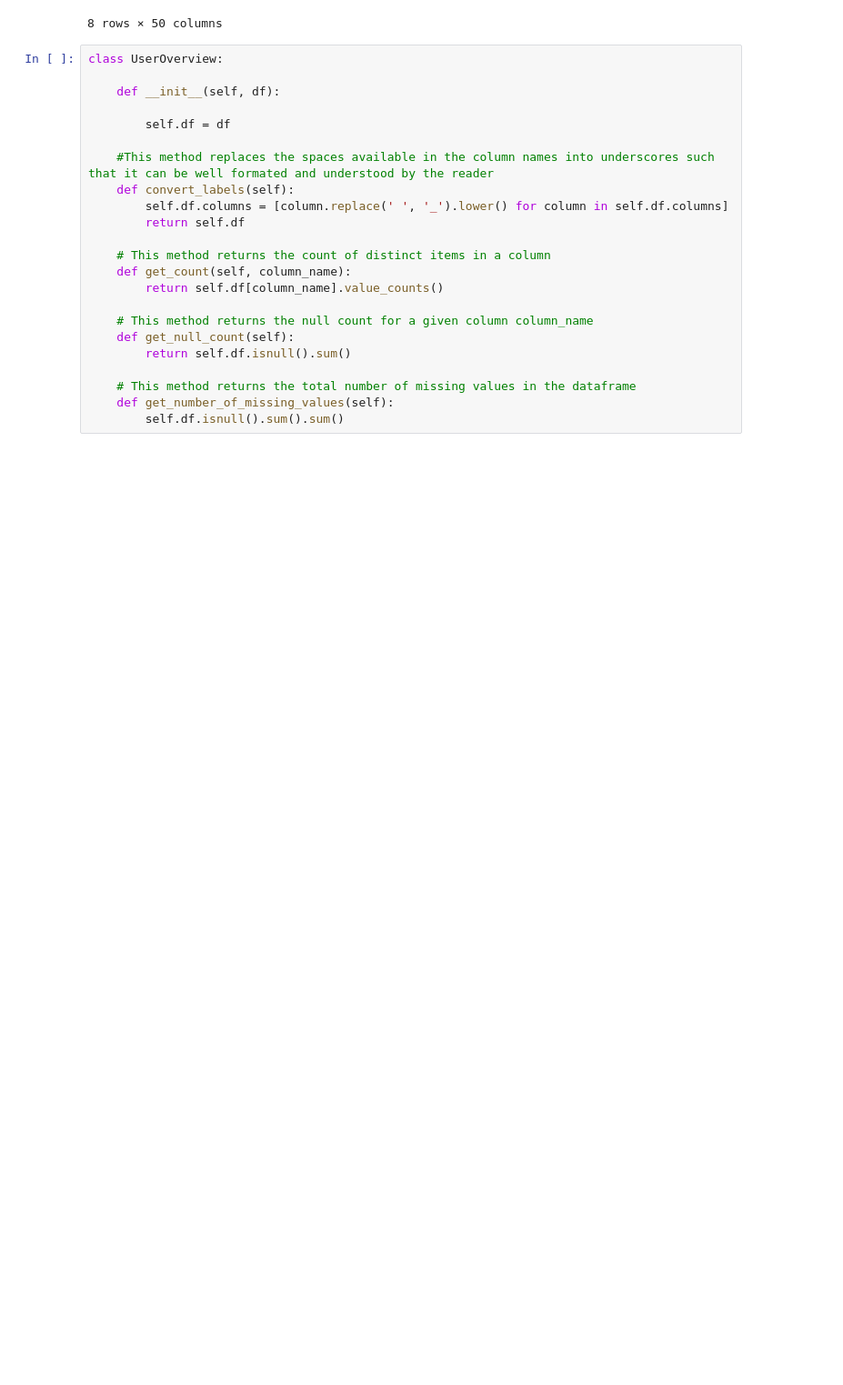
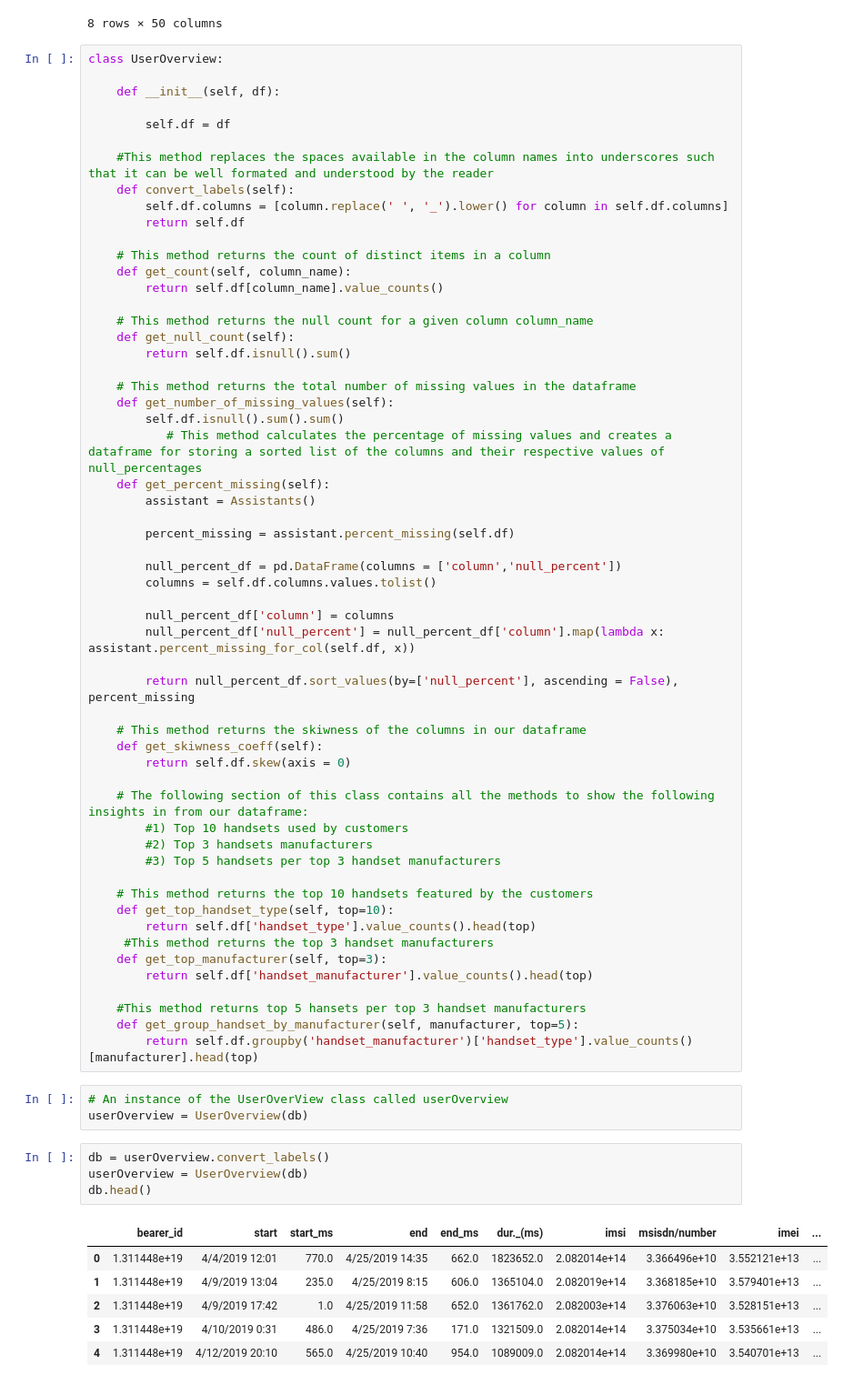
Before and after one commit to kebishaa/telecom-user-analytics, a Jupyter notebook: notebooks/User_Overview_Analysis.ipynb, the cells around one changed output. Shown at 91% size. Saved outputs shown, nothing was run; the diff lists cells and outputs as text; blank space fills up the shorter version.

```diff
--- a/notebooks/User_Overview_Analysis.ipynb
+++ b/notebooks/User_Overview_Analysis.ipynb
@@ -154,3 +154,50 @@ class UserOverview:
     # This method returns the total number of missing values in the dataframe
     def get_number_of_missing_values(self):
         self.df.isnull().sum().sum()
+           # This method calculates the percentage of missing values and creates a dataframe for storing a sorted list of the columns and their respective values of null_percentages
+    def get_percent_missing(self):
+        assistant = Assistants()
+
+        percent_missing = assistant.percent_missing(self.df)
+
+        null_percent_df = pd.DataFrame(columns = ['column','null_percent'])
+        columns = self.df.columns.values.tolist()
+
+        null_percent_df['column'] = columns
+        null_percent_df['null_percent'] = null_percent_df['column'].map(lambda x: assistant.percent_missing_for_col(self.df, x))
+
+        return null_percent_df.sort_values(by=['null_percent'], ascending = False), percent_missing
+
+    # This method returns the skiwness of the columns in our dataframe
+    def get_skiwness_coeff(self):
+        return self.df.skew(axis = 0)
+
+    # The following section of this class contains all the methods to show the following insights in from our dataframe:
+        #1) Top 10 handsets used by customers
+        #2) Top 3 handsets manufacturers
+        #3) Top 5 handsets per top 3 handset manufacturers
+
+    # This method returns the top 10 handsets featured by the customers
+    def get_top_handset_type(self, top=10):
+        return self.df['handset_type'].value_counts().head(top)
+     #This method returns the top 3 handset manufacturers
+    def get_top_manufacturer(self, top=3):
+        return self.df['handset_manufacturer'].value_counts().head(top)
+
+    #This method returns top 5 hansets per top 3 handset manufacturers
+    def get_group_handset_by_manufacturer(self, manufacturer, top=5):
+        return self.df.groupby('handset_manufacturer')['handset_type'].value_counts()[manufacturer].head(top)
+# %%
+# An instance of the UserOverView class called userOverview
+userOverview = UserOverview(db)
+# %%
+db = userOverview.convert_labels()
+userOverview = UserOverview(db)
+db.head()
+# %% [output]
+|  | bearer_id | start | start_ms | end | end_ms | dur._(ms) | imsi | msisdn/number | imei | ... |
+| 0 | 1.311448e+19 | 4/4/2019 12:01 | 770.0 | 4/25/2019 14:35 | 662.0 | 1823652.0 | 2.082014e+14 | 3.366496e+10 | 3.552121e+13 | ... |
+| 1 | 1.311448e+19 | 4/9/2019 13:04 | 235.0 | 4/25/2019 8:15 | 606.0 | 1365104.0 | 2.082019e+14 | 3.368185e+10 | 3.579401e+13 | ... |
+| 2 | 1.311448e+19 | 4/9/2019 17:42 | 1.0 | 4/25/2019 11:58 | 652.0 | 1361762.0 | 2.082003e+14 | 3.376063e+10 | 3.528151e+13 | ... |
+| 3 | 1.311448e+19 | 4/10/2019 0:31 | 486.0 | 4/25/2019 7:36 | 171.0 | 1321509.0 | 2.082014e+14 | 3.375034e+10 | 3.535661e+13 | ... |
+| 4 | 1.311448e+19 | 4/12/2019 20:10 | 565.0 | 4/25/2019 10:40 | 954.0 | 1089009.0 | 2.082014e+14 | 3.369980e+10 | 3.540701e+13 | ... |
```
Also changed, not shown: parts of 1 cell of this notebook.
